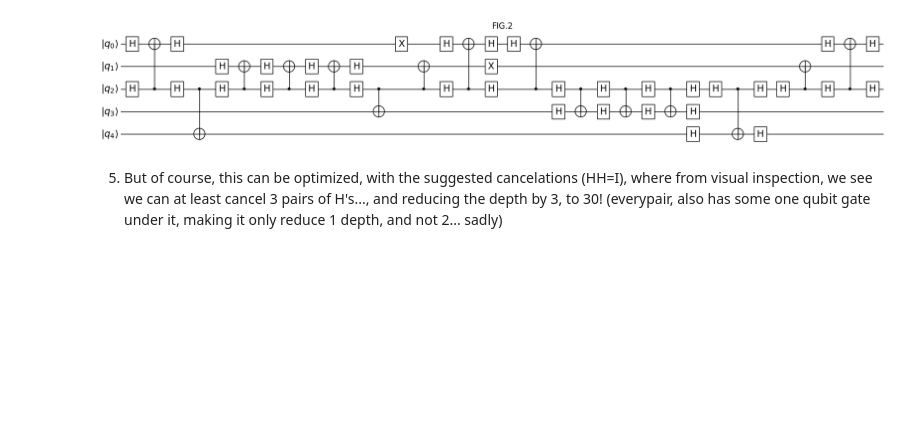
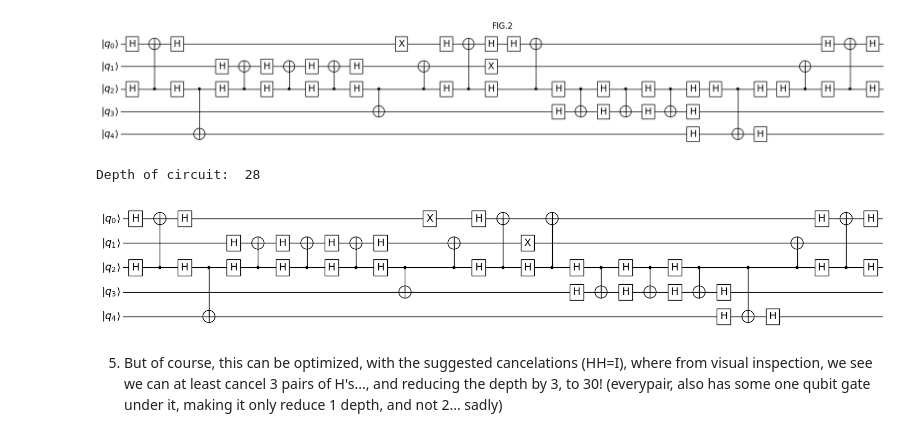
Before and after one commit to qilimanjaro-tech/haqtoberfest2024, a Jupyter notebook: solutions/qubit_mapping/solutions_in_notebook/Challenge.ipynb, the cells around one changed output. Cells and saved outputs as stored; diff of their text form; code cells hidden in the pictures; blank space fills up the shorter version.

```diff
--- a/solutions/qubit_mapping/solutions_in_notebook/Challenge.ipynb
+++ b/solutions/qubit_mapping/solutions_in_notebook/Challenge.ipynb
@@ -187,6 +184,12 @@ plt.show()
 # %% [output]
 Depth of circuit:  33
 [figure]
+# %%
+ax, fig = plot_circuit(optimize_circuit(directional_c))
+print("Depth of circuit: ", optimize_circuit(directional_c).depth)
+# %% [output]
+Depth of circuit:  28
+[figure, added]
 # %% [markdown]
 5. But of course, this can be optimized, with the suggested cancelations (HH=I), where from visual inspection, we see we can at least cancel 3 pairs of H's..., and reducing the depth by 3, to 30! (everypair, also has some one qubit gate under it, making it only reduce 1 depth, and not 2... sadly)
 # %% [markdown]
```
Also changed, not shown: parts of 12 cells of this notebook, 1 other file.
